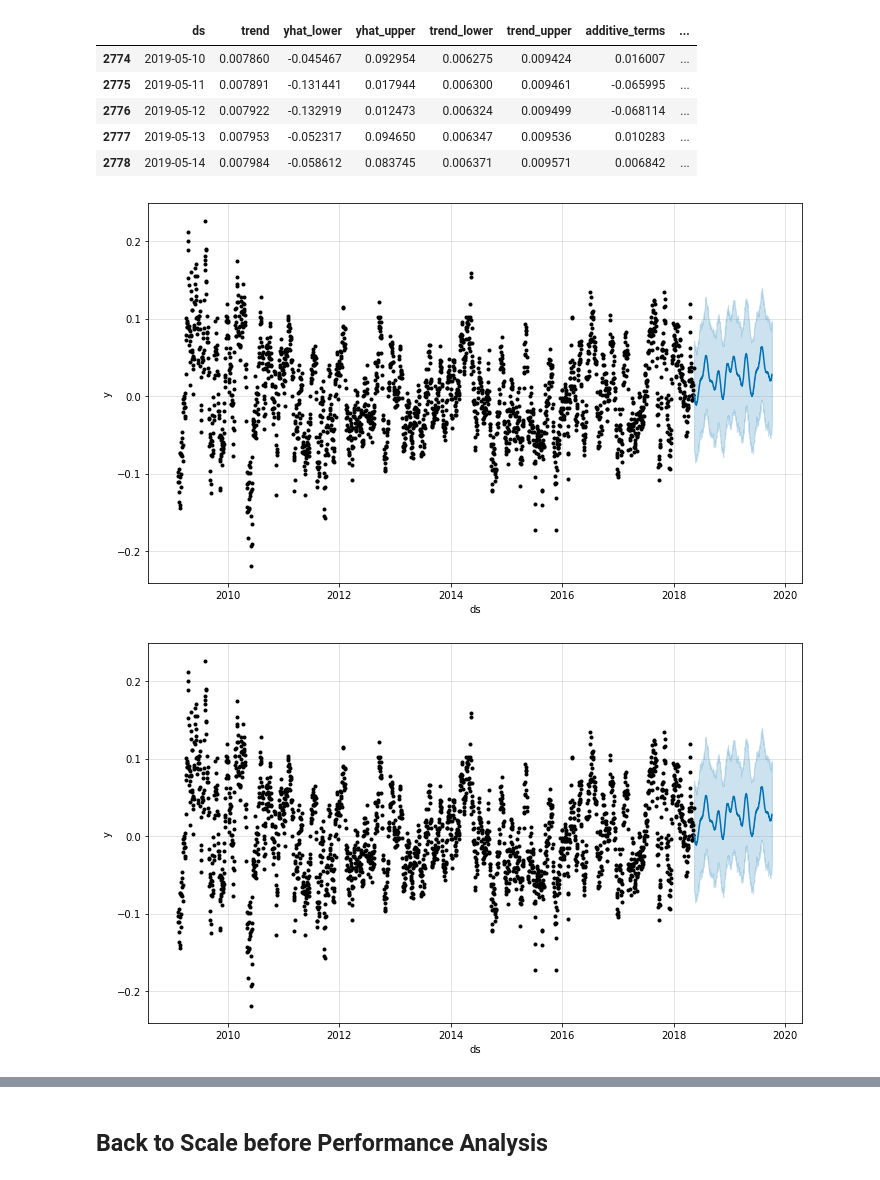
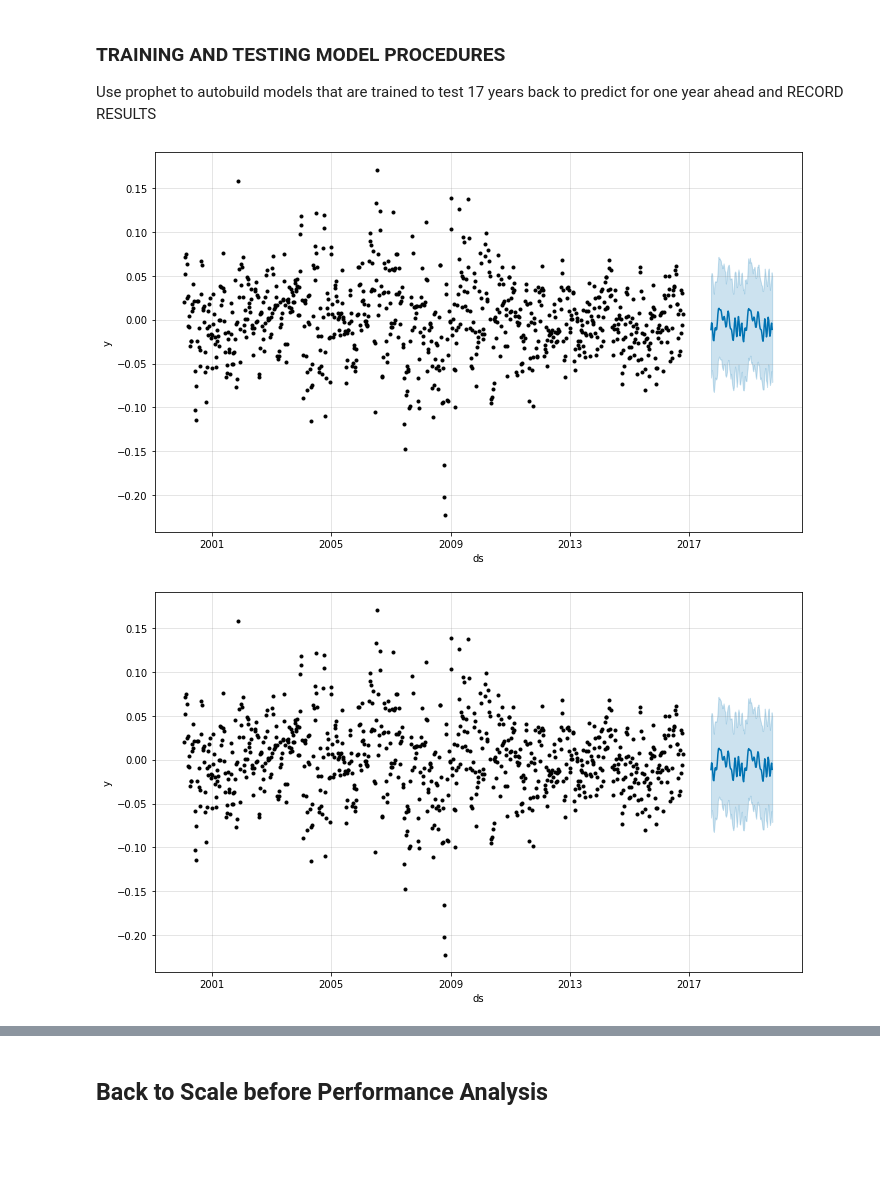
Before and after one commit to chiemiko/metals-research, a Jupyter notebook: forecasting/Yearly Aggregation and Predictions.ipynb, the cells around one changed output, grey strips where cells are left out. Drawn from its saved outputs; the diff is of its cells as text; code cells hidden in the pictures; blank space fills up the shorter version.

```diff
--- a/forecasting/Yearly Aggregation and Predictions.ipynb
+++ b/forecasting/Yearly Aggregation and Predictions.ipynb
@@ -114,22 +132,26 @@ logging.getLogger().setLevel(logging.ERROR)
+# %% [markdown]
+### TRAINING AND TESTING MODEL PROCEDURES
+
+Use prophet to autobuild models that are trained to test 17 years back to predict for one year ahead
+and RECORD RESULTS
 # %%
 list_one = list(moving_diff.index)
 list_two = list(moving_diff)
 df = pd.DataFrame(list(zip(list_one, list_two)), columns = ['ds', 'y'])
 moving_diff
 
-prediction_size = 365
-train_df = df[:-prediction_size]
+prediction_size = 104
+# gap size for 10
+gap_size = 52
+train_df = df[:-prediction_size-gap_size]
 
 m = Prophet()
 m.fit(train_df)
-future = m.make_future_dataframe(periods = prediction_size)
 
-forecast = m.predict(future)
-forecast.tail()
+# Predict for FOUR EXTRA DATES for moving average calculations only
+test_df = df[-prediction_size-4:]
+forecast = m.predict(test_df)
+m.plot(forecast)
 # %% [output]
-|  | ds | trend | yhat_lower | yhat_upper | trend_lower | trend_upper | additive_terms | ... |
-| 2774 | 2019-05-10 | 0.007860 | -0.045467 | 0.092954 | 0.006275 | 0.009424 | 0.016007 | ... |
-| 2775 | 2019-05-11 | 0.007891 | -0.131441 | 0.017944 | 0.006300 | 0.009461 | -0.065995 | ... |
-| 2776 | 2019-05-12 | 0.007922 | -0.132919 | 0.012473 | 0.006324 | 0.009499 | -0.068114 | ... |
-| 2777 | 2019-05-13 | 0.007953 | -0.052317 | 0.094650 | 0.006347 | 0.009536 | 0.010283 | ... |
-| 2778 | 2019-05-14 | 0.007984 | -0.058612 | 0.083745 | 0.006371 | 0.009571 | 0.006842 | ... |
+[figure, added]
+[figure, added]
@@ -138,6 +157,0 @@ test_df = df[-prediction_size:]
-# %%
-forecast = m.predict(test_df)
-m.plot(forecast)
-# %% [output]
-[figure, removed]
-[figure, removed]
```
Also changed, not shown: parts of 35 cells of this notebook, 15 other files.
